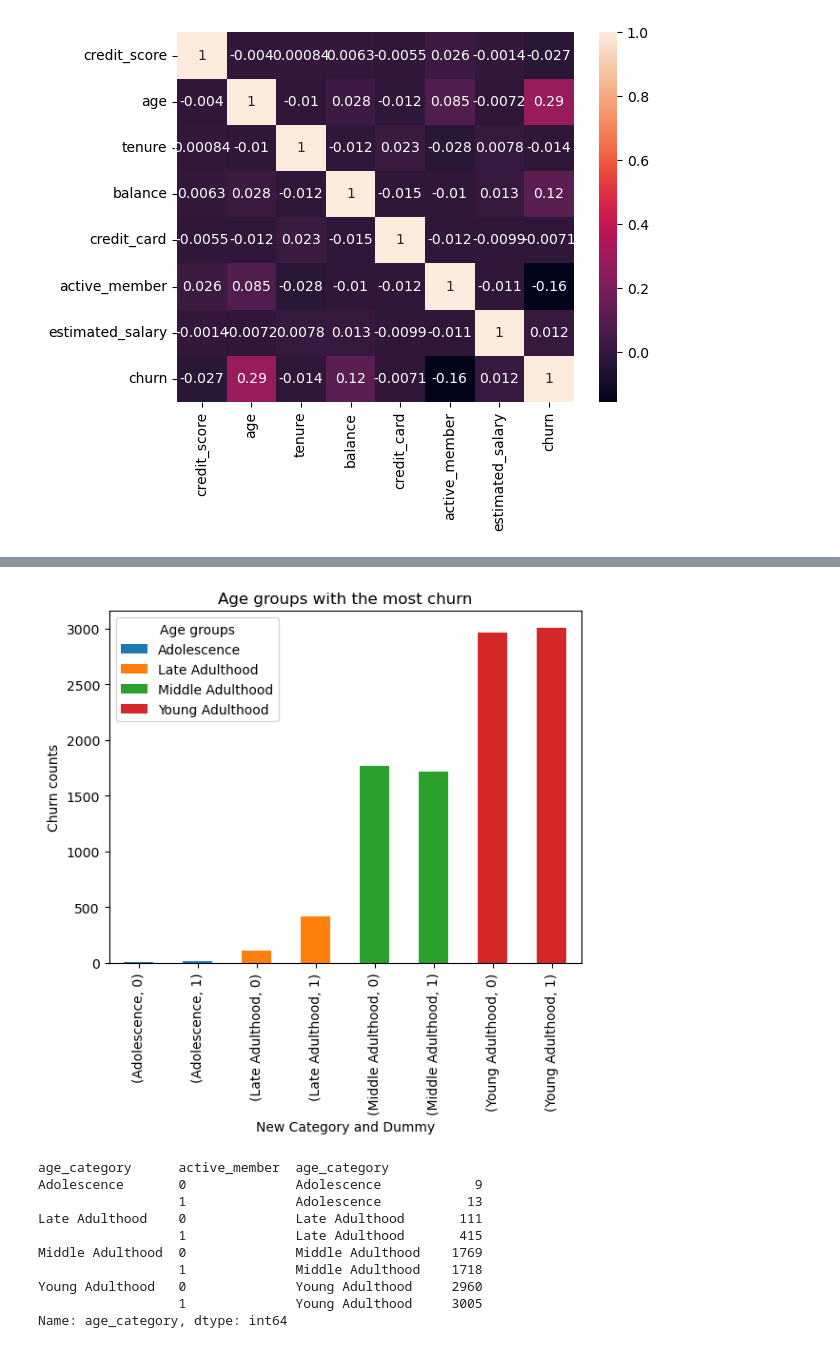
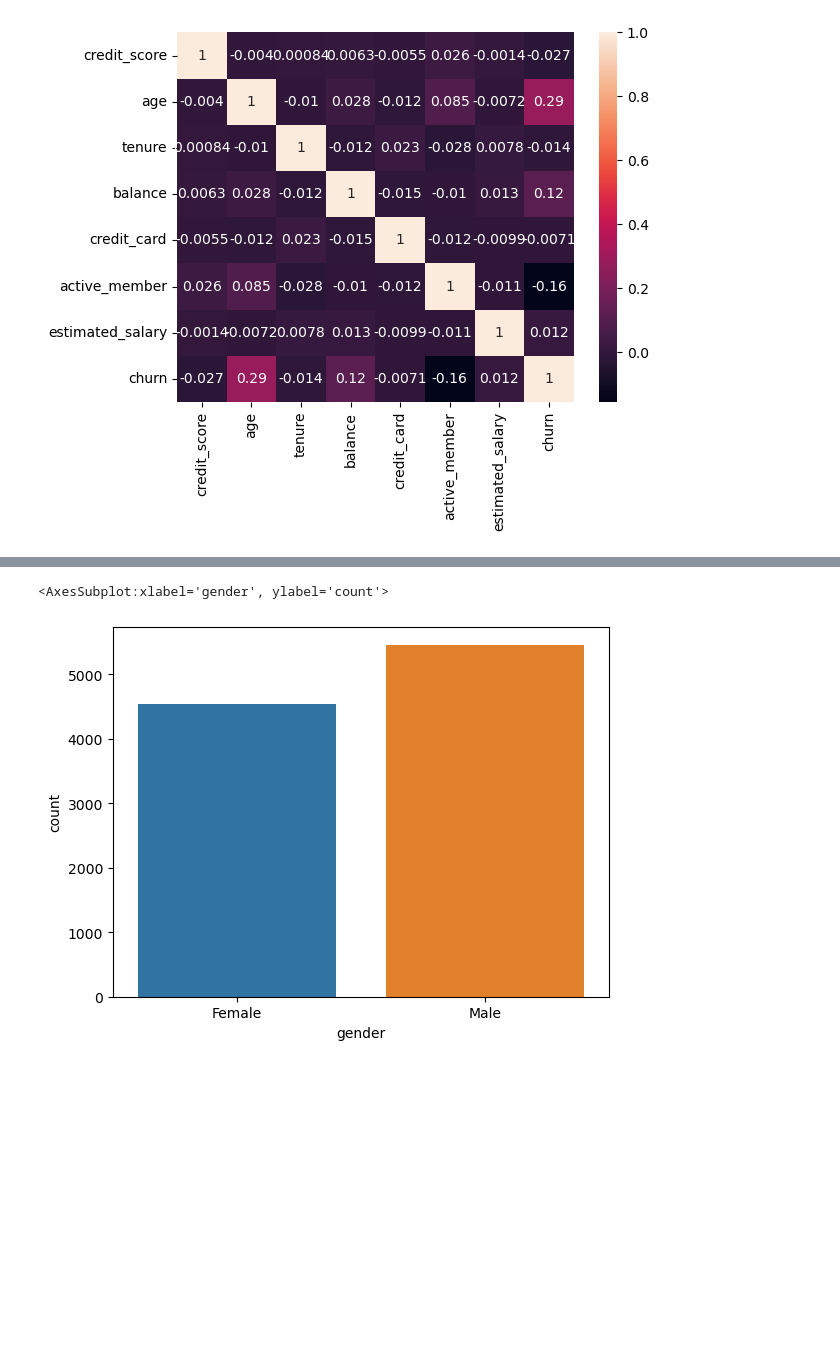
Before and after one commit to bakasheddy/RetainMe-Predicting-Customer-Retention, a Jupyter notebook: Notebook.ipynb, the cells around one changed output, grey strips where cells are left out. Saved outputs shown, nothing was run; the diff lists cells and outputs as text; code cells hidden in the pictures; blank space fills up the shorter version.

```diff
--- a/Notebook.ipynb
+++ b/Notebook.ipynb
@@ -184,27 +128,0 @@ Name: age_category, dtype: int64
-# %%
-x = df.groupby(['age_category', 'active_member'])['age_category'].value_counts()
-
-# unstack the count series and plot as a stacked bar plot
-x.unstack().plot(kind='bar', stacked=True)
-
-plt.xlabel('Age categories who are active or not')
-plt.ylabel('Churn counts')
-plt.title('Age groups with the most churn')
-plt.legend(title='Age groups')
-
-plt.show()
-# %% [output]
-[figure, removed]
-# %%
-x
-# %% [output]
-age_category      active_member  age_category
-Adolescence       0              Adolescence            9
-                  1              Adolescence           13
-Late Adulthood    0              Late Adulthood       111
-                  1              Late Adulthood       415
-Middle Adulthood  0              Middle Adulthood    1769
-                  1              Middle Adulthood    1718
-Young Adulthood   0              Young Adulthood     2960
-                  1              Young Adulthood     3005
-Name: age_category, dtype: int64
@@ -210,0 +141,5 @@ Name: age_category, dtype: int64
+# %%
+sns.countplot(x=df['gender'])
+# %% [output]
+<AxesSubplot:xlabel='gender', ylabel='count'>
+[figure, added]
```
Also changed, not shown: parts of 12 cells of this notebook.
